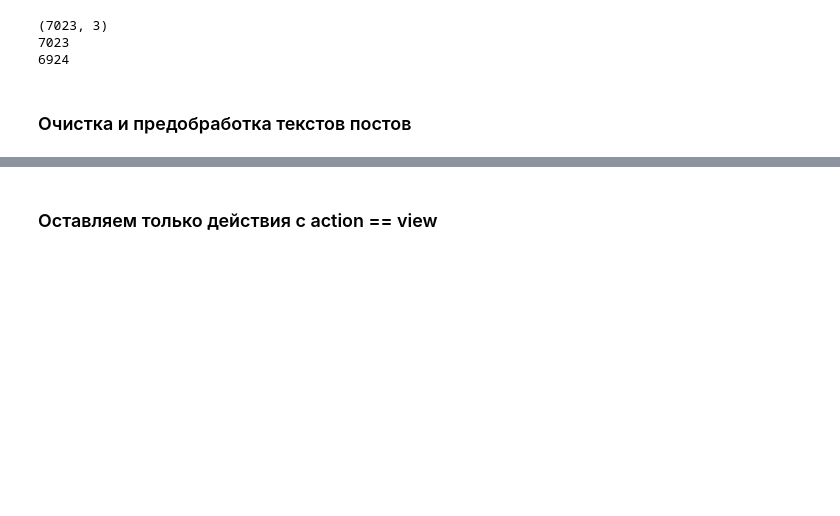
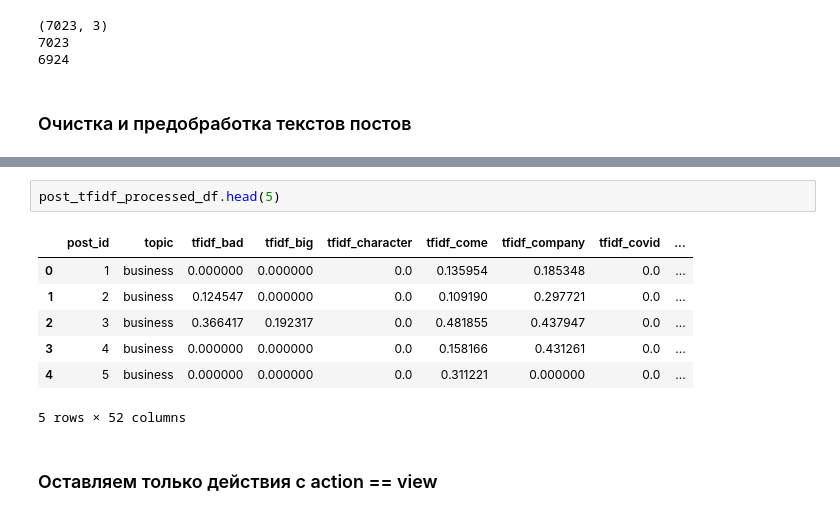
Before and after one commit to VVTom/KK_ml_final_proj, a Jupyter notebook: EDA.ipynb, the cells around one changed output, grey strips where cells are left out. Cells and saved outputs as stored; diff of their text form; blank space fills up the shorter version.

```diff
--- a/EDA.ipynb
+++ b/EDA.ipynb
@@ -420,3 +487,13 @@ post_tfidf_processed_df.shape
+# %%
+post_tfidf_processed_df.head(5)
+# %% [output]
+|  | post_id | topic | tfidf_bad | tfidf_big | tfidf_character | tfidf_come | tfidf_company | tfidf_covid | ... |
+| 0 | 1 | business | 0.000000 | 0.000000 | 0.0 | 0.135954 | 0.185348 | 0.0 | ... |
+| 1 | 2 | business | 0.124547 | 0.000000 | 0.0 | 0.109190 | 0.297721 | 0.0 | ... |
+| 2 | 3 | business | 0.366417 | 0.192317 | 0.0 | 0.481855 | 0.437947 | 0.0 | ... |
+| 3 | 4 | business | 0.000000 | 0.000000 | 0.0 | 0.158166 | 0.431261 | 0.0 | ... |
+| 4 | 5 | business | 0.000000 | 0.000000 | 0.0 | 0.311221 | 0.000000 | 0.0 | ... |
+5 rows × 52 columns
 # %% [markdown]
 ### Оставляем только действия с action == view
 # %%
```
Also changed, not shown: parts of 36 cells of this notebook, 2 other files.
